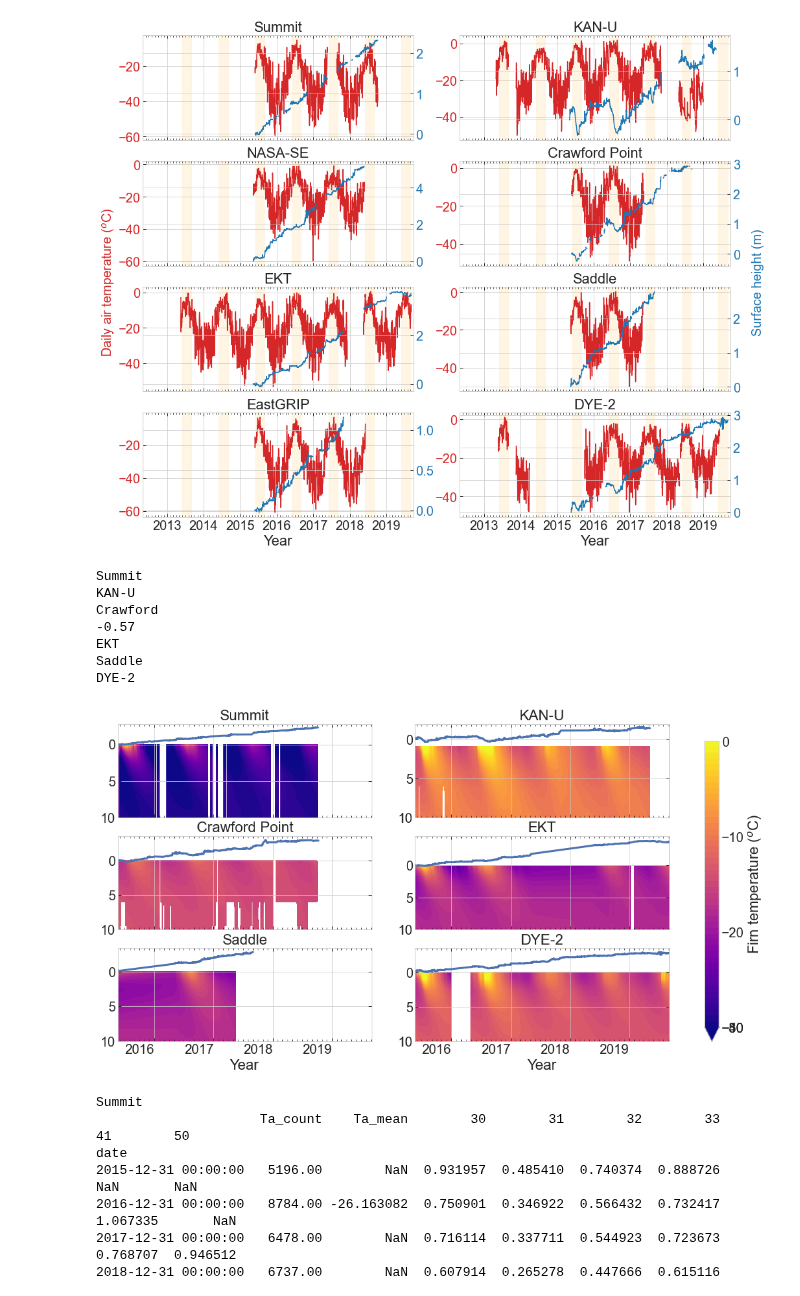
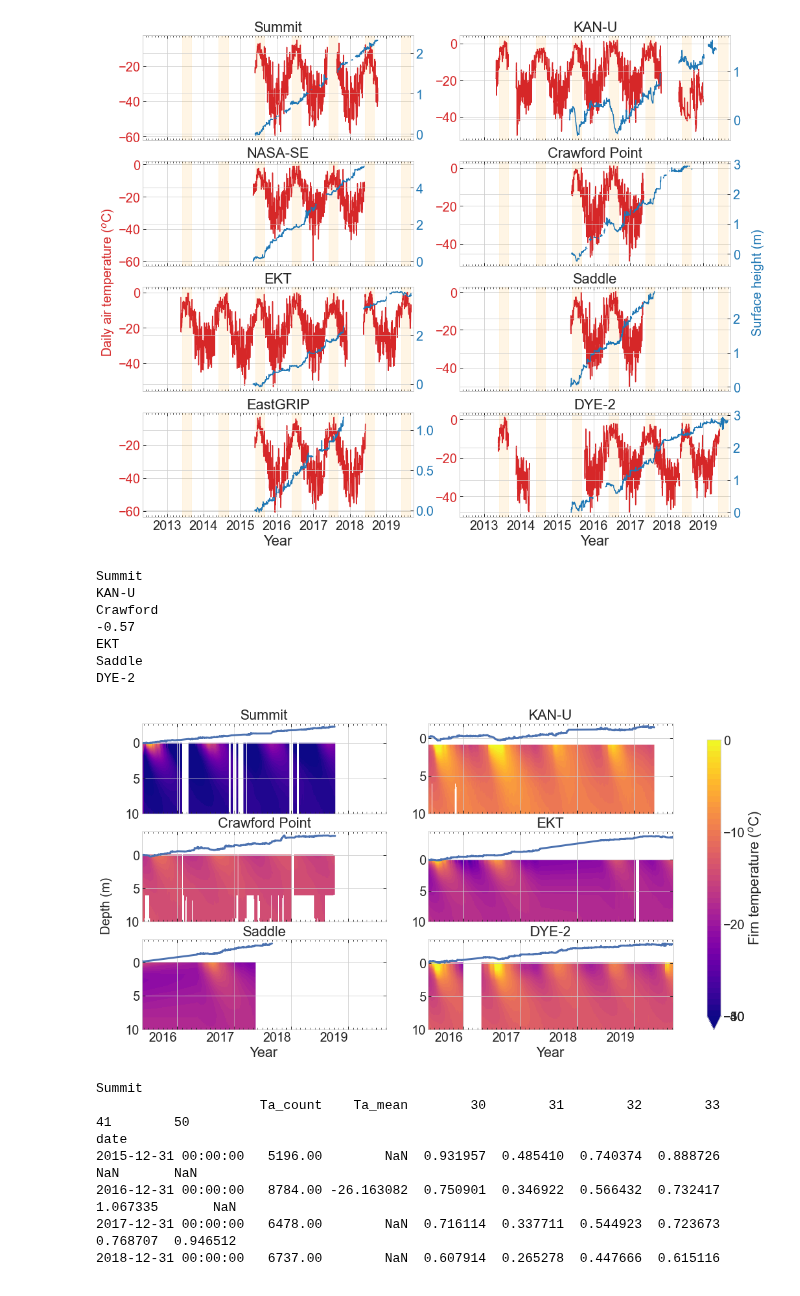
Before and after one commit to maximusjstevens/firncover, a Jupyter notebook: FirnCover_main.ipynb, the cells around one changed output. Cells and saved outputs as stored; diff of their text form; code cells hidden in the pictures.

```diff
--- a/FirnCover_main.ipynb
+++ b/FirnCover_main.ipynb
@@ -261,3 +244,46 @@ Saddle
 EastGrip
 DYE-2
 [figure]
+# %%
+#%% Summit daily compaction
+compaction_df = compaction_df.assign(daily_compaction_md = np.nan*compaction_df['compaction_borehole_length_m'])
+
+compaction_df['daily_compaction_md'] = compaction_df.groupby(level=0)['compaction_borehole_length_m'].diff()*1000
+
+compaction_df = compaction_df.assign(daily_compaction_md_smoothed = np.nan*compaction_df['borehole_length_m_smoothed'])
+
+compaction_df['daily_compaction_md_smoothed'] = - compaction_df.groupby(level=0)['borehole_length_m_smoothed'].diff()*1000
+
+msk = compaction_df['borehole_length_m_smoothed'].isna()
+compaction_df.loc[msk,'daily_compaction_md'] = np.nan
+compaction_df.loc[msk,'daily_compaction_md_smoothed'] = np.nan
+
+def single_plot(inst_meta_df, compaction_df, var = 'daily_compaction_md',
+               var2 = '',
+               sites = '', sp1 = 4, sp2 = 2,
+               title = '', filename_out = 'plot'):
+    years = mdates.YearLocator()   # every year
+    months = mdates.MonthLocator()  # every month
+    years_fmt = mdates.DateFormatter('%Y')
+    # f1, ax = plt.subplots(sp1,sp2,figsize=(15, 12))
+    var = 'daily_compaction_md_smoothed'
+    ini_depth = inst_meta_df.loc[inst_meta_df.index.values == instr_nr,
+                                     'borehole_initial_length_m']
+    ax[i,j].plot(compaction_df.loc[instr_nr,var].resample('D').asfreq(),
+                                 label='instr. '+str(instr_nr)+', ini. len.: %0.1f m'%abs(ini_depth))
+    return f, ax
+
+f, ax = single_plot(inst_meta_df, compaction_df,
+       var = 'daily_compaction_md_smoothed',
+       sites = 'Summit', sp1 = 4, sp2 = 2,
+       title =  'Daily compaction rate (mm d$^{-1}$)',
+       filename_out ='daily_compaction_md_smoothed')
+
+# ax.set_title('Daily compaction rate (mm d$^{-1}$)')
+ax[0,1].set_ylim((-0.27, 1))
+ax[2,0].set_ylim((0, 2))
+ax[1,1].set_ylim((0, 2))
+ax[3,1].set_ylim((0,2))
+plt.show()
+# f.savefig('figures/fig5_daily_compaction_md_smoothed.tiff', dpi=600, format="tiff", pil_kwargs={"compression": "tiff_lzw"})
+# f.savefig('figures/fig5_daily_compaction_md_smoothed.pdf')
@@ -422,35 +464,35 @@ for site in sites2:
         ax[i,j].set_title('EastGRIP')
 
     ax[i,j].set_ylim( 10, sonic_df.loc[site,'delta'].min()*1.2)
     ax[i,j].set_xlim("2015-05-21", '2019-09-04')
 
     ax[i,j].xaxis.set_major_locator(years)
     ax[i,j].xaxis.set_major_formatter(years_fmt)
     ax[i,j].xaxis.set_minor_locator(months)
     if i==2:
         ax[i,j].set_xlabel("Year")
     else:
         ax[i,j].set_xlabel("")
     if count<len(sites2)-2:
         ax[i,j].set_xticklabels("")
 cbar_ax = f1.add_axes([0.9, 0.2, 0.02, 0.7])
 cb1 = f1.colorbar(cax1, cax=cbar_ax)
 cb1.set_label('Firn temperature ($^o$C)')
 cb1.set_ticks([-50, -40, -30, -20, -10, 0])
 # f1.text(0.5, 0.02, 'Year', ha='center', size = 20)
+f1.text(0.02, 0.5, 'Depth (m)', va='center', rotation='vertical', size = 20)
 plt.show()
-# f1.text(0.02, 0.5, 'Depth (m)', va='center', rotation='vertical', size = 20)
 # f1.savefig('figures/fig6_RTD_temp.tiff', dpi=600, format="tiff", pil_kwargs={"compression": "tiff_lzw"})
 #     # plt.close(f1)
 # %% [output]
 Summit
 KAN-U
 Crawford
 -0.57
 EKT
 Saddle
 DYE-2
-[figure, old version]
+[figure, new version]
 # %%
 #%% Average temp, average daily compaction
 
```
Also changed, not shown: parts of 22 cells of this notebook.
